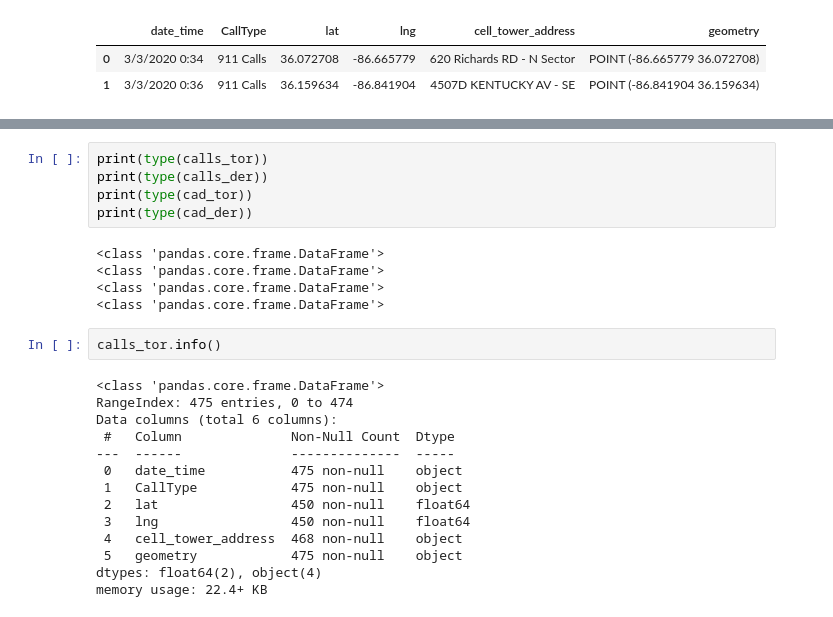
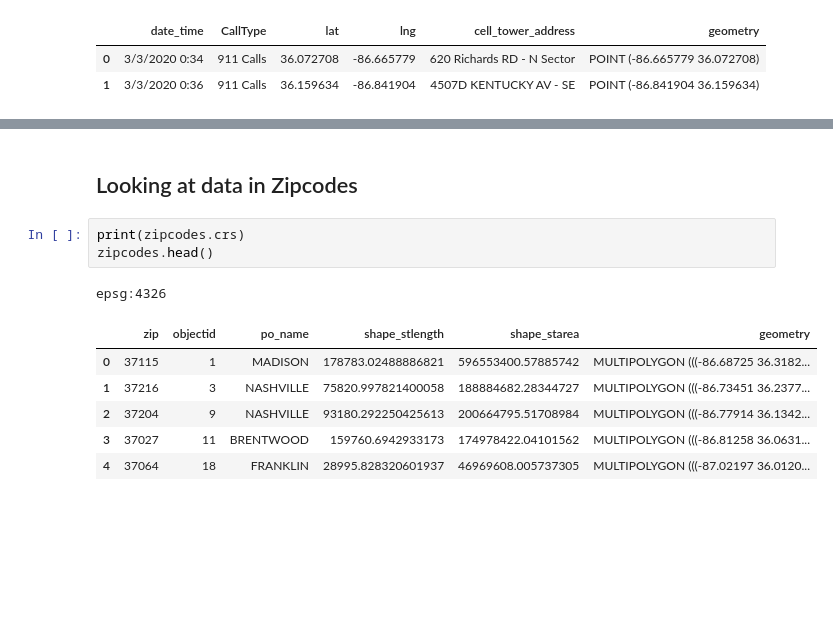
Before and after one commit to MrBardot/NSS-DDA2-metro-nashville-emergency, a Jupyter notebook: Metro_Emergency_Project.ipynb, the cells around one changed output, grey strips where cells are left out. Drawn from its saved outputs; the diff is of its cells as text; blank space fills up the shorter version.

```diff
--- a/Metro_Emergency_Project.ipynb
+++ b/Metro_Emergency_Project.ipynb
@@ -71,29 +70,16 @@ cad_der.head(2)
 |  | incident_date | Location | lat | lng | incident_type | geometry |
 | 0 | 5/3/2020 4:31:07 PM | 901 KENWICK CT W | 36.046877 | -86.962526 | ELECTRICAL HAZARD | POINT (-86.96252641 36.04687715) |
 | 1 | 5/3/2020 4:32:18 PM | 8036 ARBOR DR | 36.082491 | -86.940680 | ELECTRICAL HAZARD | POINT (-86.94067952 36.08249081) |
-# %%
-print(type(calls_tor))
-print(type(calls_der))
-print(type(cad_tor))
-print(type(cad_der))
-# %% [output]
-<class 'pandas.core.frame.DataFrame'>
-<class 'pandas.core.frame.DataFrame'>
-<class 'pandas.core.frame.DataFrame'>
-<class 'pandas.core.frame.DataFrame'>
-# %%
-calls_tor.info()
-# %% [output]
-<class 'pandas.core.frame.DataFrame'>
-RangeIndex: 475 entries, 0 to 474
-Data columns (total 6 columns):
- #   Column              Non-Null Count  Dtype
----  ------              --------------  -----
- 0   date_time           475 non-null    object
- 1   CallType            475 non-null    object
- 2   lat                 450 non-null    float64
- 3   lng                 450 non-null    float64
- 4   cell_tower_address  468 non-null    object
- 5   geometry            475 non-null    object
-dtypes: float64(2), object(4)
-memory usage: 22.4+ KB
+# %% [markdown]
+## Looking at data in Zipcodes
+# %%
+print(zipcodes.crs)
+zipcodes.head()
+# %% [output]
+epsg:4326
+|  | zip | objectid | po_name | shape_stlength | shape_starea | geometry |
+| 0 | 37115 | 1 | MADISON | 178783.02488886821 | 596553400.57885742 | MULTIPOLYGON (((-86.68725 36.3182... |
+| 1 | 37216 | 3 | NASHVILLE | 75820.997821400058 | 188884682.28344727 | MULTIPOLYGON (((-86.73451 36.2377... |
+| 2 | 37204 | 9 | NASHVILLE | 93180.292250425613 | 200664795.51708984 | MULTIPOLYGON (((-86.77914 36.1342... |
+| 3 | 37027 | 11 | BRENTWOOD | 159760.6942933173 | 174978422.04101562 | MULTIPOLYGON (((-86.81258 36.0631... |
+| 4 | 37064 | 18 | FRANKLIN | 28995.828320601937 | 46969608.005737305 | MULTIPOLYGON (((-87.02197 36.0120... |
```
Also changed, not shown: parts of 12 cells of this notebook.
